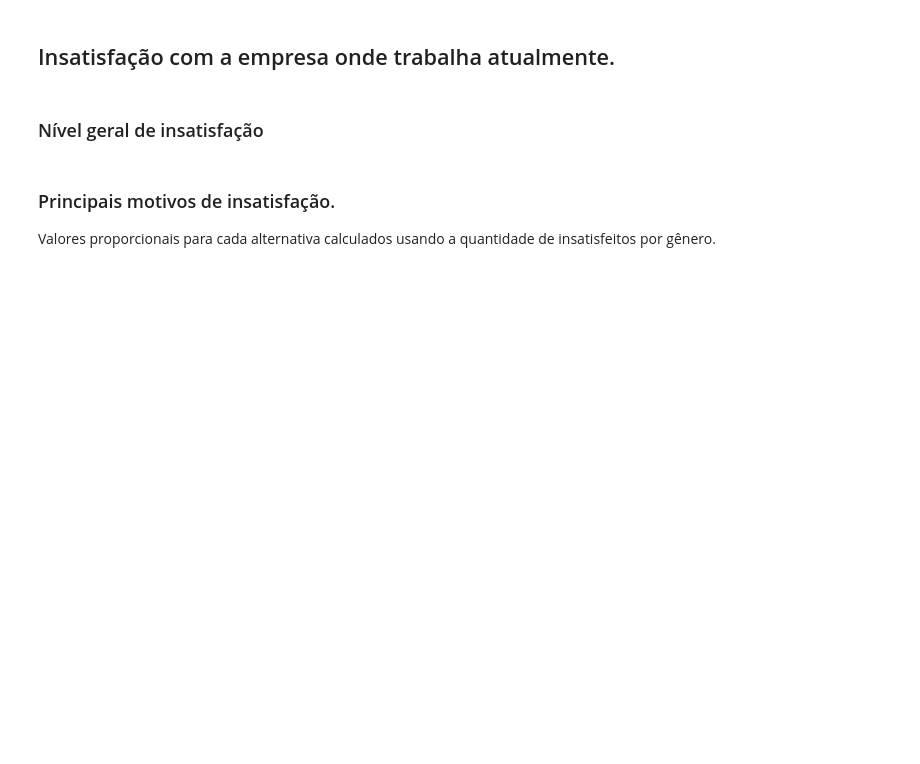
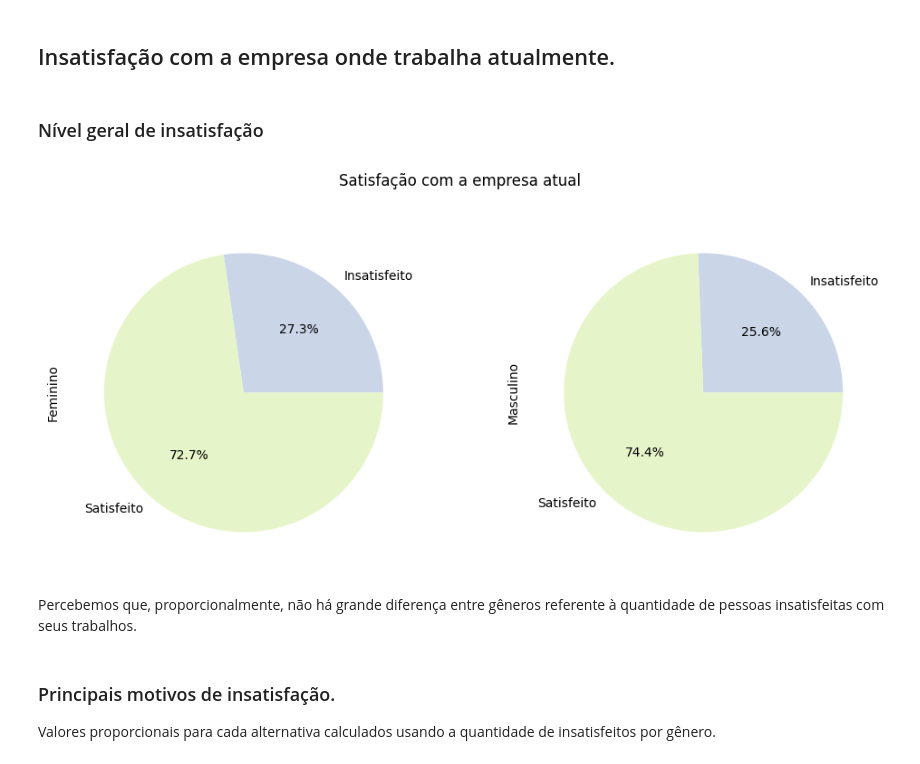
Before and after one commit to MayaraDM/ADA-DS_programming_techiniques_project, a Jupyter notebook: ProjetoV_analise.ipynb, the cells around one changed output. Cells and saved outputs as stored; diff of their text form; code cells hidden in the pictures; blank space fills up the shorter version.

Commit message:
Update ProjetoV_analise.ipynb
Refazendo análise de insatisfação.
Adicionando paleta de cores

```diff
--- a/ProjetoV_analise.ipynb
+++ b/ProjetoV_analise.ipynb
@@ -45,3 +47,14 @@ df.head()
 | 3 | v31ab41botodnsv31zgg4k34zzojy81l | 38.0 | 35-39 | Feminino | Sudeste | Sul | 0 | ... |
 | 4 | ubhu8ntvm4xc0sfkdubhu80e973eek0k | 36.0 | 35-39 | Masculino | Sul | Sul | 0 | ... |
 5 rows × 44 columns
+# %%
+# Configurações de paleta, próprio para adaptar um modelo do Seaborn a todas as bibliotecas utilizadas.
+# Use a variável para configurar as cores do gráfico.
+# Para trocar a paleta, basta escolher um novo conjunto de cores e substituir a string.
+
+color_pal = sns.color_palette("Pastel2")
+color_pal = color_pal.as_hex()
+
+# Feminino: color_pal[1], Masculino: color_pal[0]
+
+color_pal
@@ -285,3 +255,29 @@ fig.show()
+# %%
+# Visualização utilizando o Pandas
+
+data = df[[
+    'Genero','Você está satisfeito na sua empresa atual?'
+    ]].value_counts().reset_index().pivot_table(
+                                                index='Você está satisfeito na sua empresa atual?',
+                                                values='Você está satisfeito na sua empresa atual?',
+                                                columns='Genero'
+                                                )
+
+data.plot(kind='pie',
+          subplots=True,
+          figsize=(12, 5),
+          title='Satisfação com a empresa atual',
+          autopct='%1.1f%%',
+          labels=['Insatisfeito', 'Satisfeito'],
+          legend=False,
+          colors=[color_pal[2], color_pal[4]],
+          )
+
+plt.show()
+# %% [output]
+[figure, added]
+# %% [markdown]
+Percebemos que, proporcionalmente, não há grande diferença entre gêneros referente à quantidade de pessoas insatisfeitas com seus trabalhos.
 # %% [markdown]
 ### Principais motivos de insatisfação.
 
```
Also changed, not shown: parts of 34 cells of this notebook.
